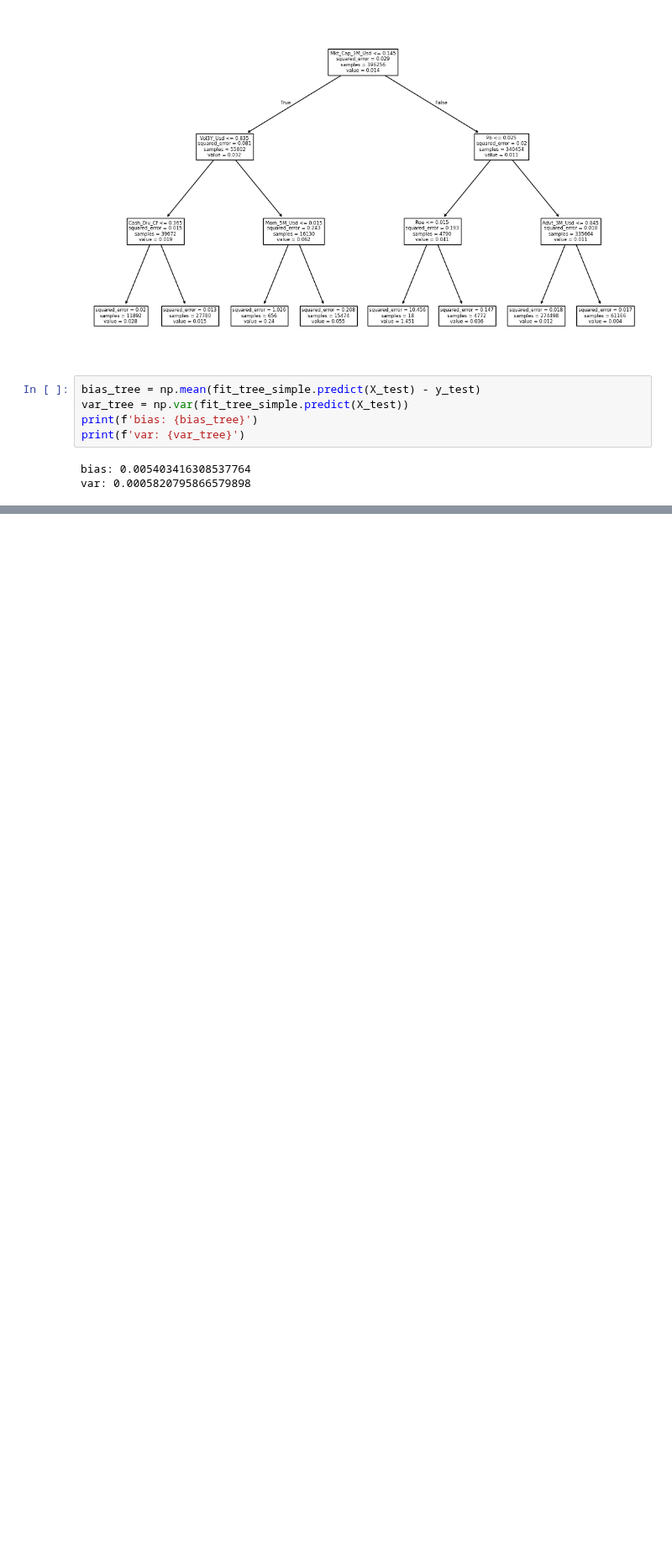
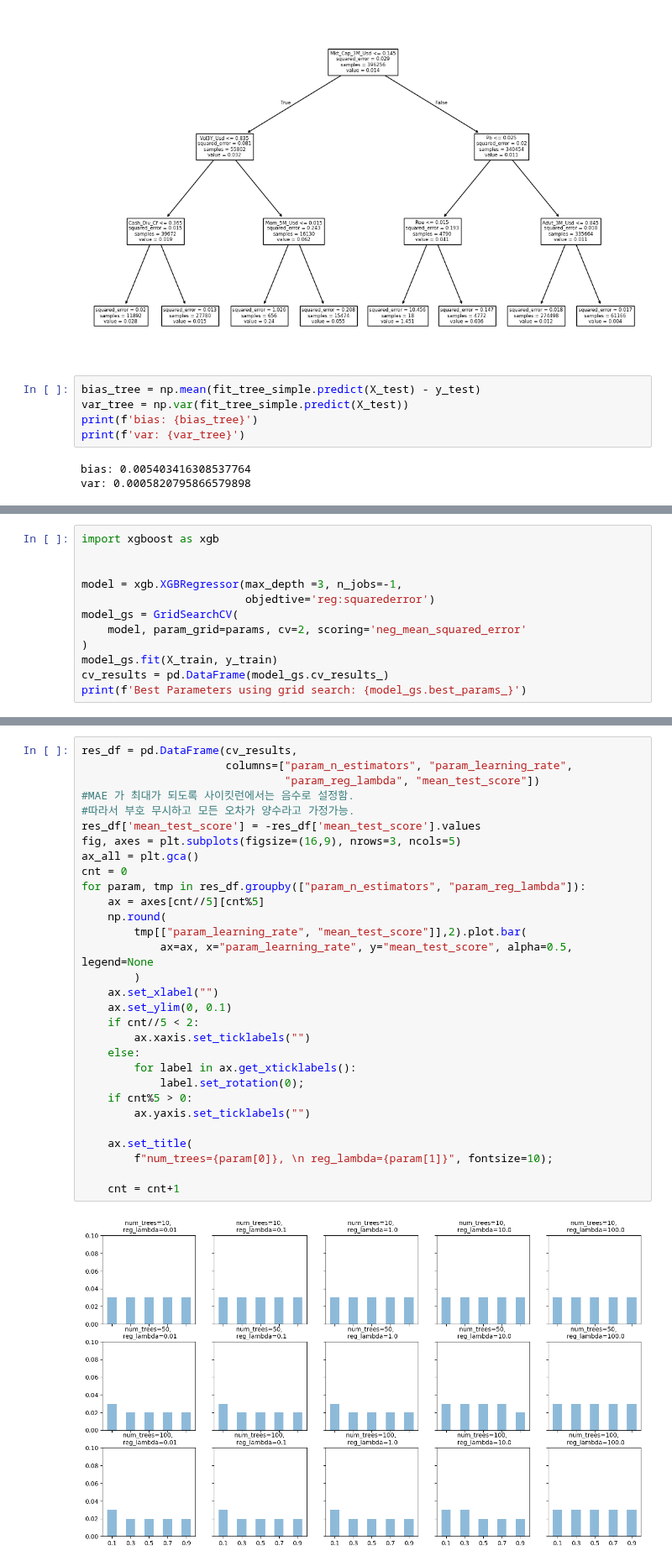
Before and after one commit to nomorebye/coding, a Jupyter notebook: ai3/chap10.ipynb, the cells around one changed output, grey strips where cells are left out. Shown at 84% size. Drawn from its saved outputs; the diff is of its cells as text; blank space fills up the shorter version.

```diff
--- a/ai3/chap10.ipynb
+++ b/ai3/chap10.ipynb
@@ -136,0 +153,12 @@ var: 0.0005820795866579898
+# %%
+import xgboost as xgb
+
+
+model = xgb.XGBRegressor(max_depth =3, n_jobs=-1,
+                         objedtive='reg:squarederror')
+model_gs = GridSearchCV(
+    model, param_grid=params, cv=2, scoring='neg_mean_squared_error'
+)
+model_gs.fit(X_train, y_train)
+cv_results = pd.DataFrame(model_gs.cv_results_)
+print(f'Best Parameters using grid search: {model_gs.best_params_}')
@@ -136,0 +184,32 @@ var: 0.0005820795866579898
+# %%
+res_df = pd.DataFrame(cv_results,
+                      columns=["param_n_estimators", "param_learning_rate",
+                               "param_reg_lambda", "mean_test_score"])
+#MAE 가 최대가 되도록 사이킷런에서는 음수로 설정함.
+#따라서 부호 무시하고 모든 오차가 양수라고 가정가능.
+res_df['mean_test_score'] = -res_df['mean_test_score'].values
+fig, axes = plt.subplots(figsize=(16,9), nrows=3, ncols=5)
+ax_all = plt.gca()
+cnt = 0
+for param, tmp in res_df.groupby(["param_n_estimators", "param_reg_lambda"]):
+    ax = axes[cnt//5][cnt%5]
+    np.round(
+        tmp[["param_learning_rate", "mean_test_score"]],2).plot.bar(
+            ax=ax, x="param_learning_rate", y="mean_test_score", alpha=0.5, legend=None
+        )
+    ax.set_xlabel("")
+    ax.set_ylim(0, 0.1)
+    if cnt//5 < 2:
+        ax.xaxis.set_ticklabels("")
+    else:
+        for label in ax.get_xticklabels():
+            label.set_rotation(0);
+    if cnt%5 > 0:
+        ax.yaxis.set_ticklabels("")
+
+    ax.set_title(
+        f"num_trees={param[0]}, \n reg_lambda={param[1]}", fontsize=10);
+
+    cnt = cnt+1
+# %% [output]
+[figure, added]
```
Also changed, not shown: parts of 9 cells of this notebook.
